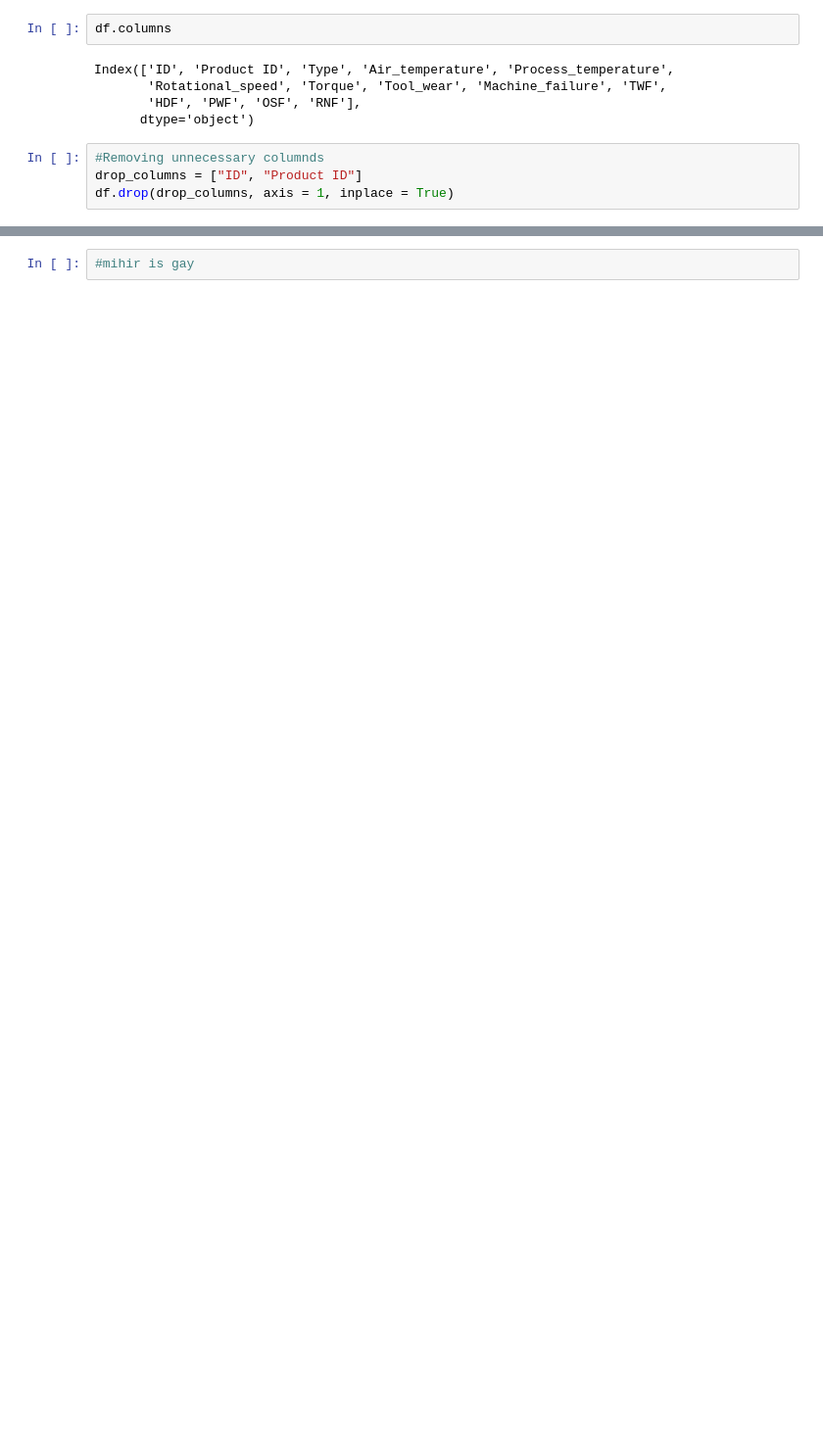
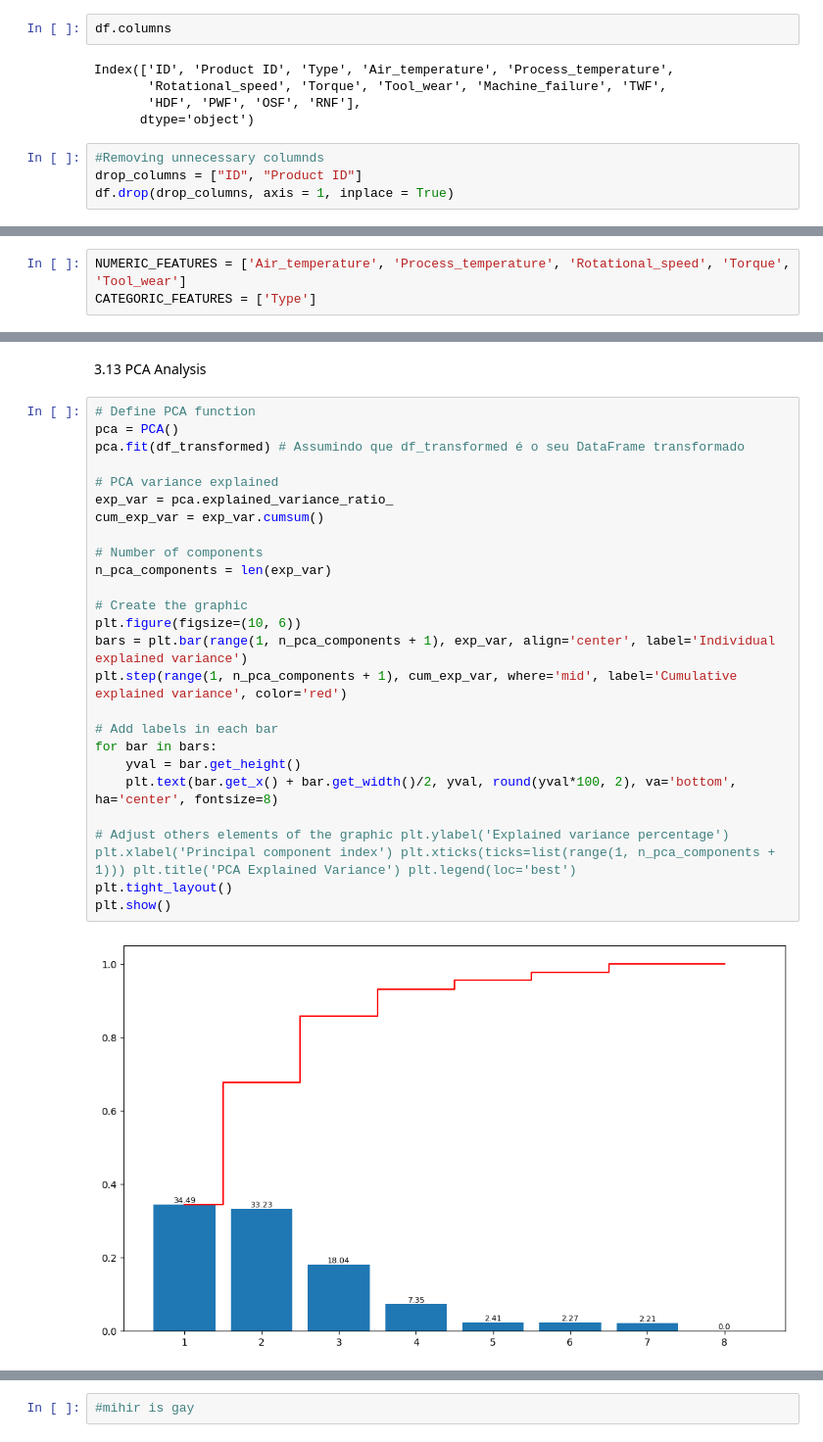
Before and after one commit to MihirT906/PredictiveMaintenance, a Jupyter notebook: data_prep.ipynb, the cells around one changed output, grey strips where cells are left out. Shown: that part at 98% size. Cells and saved outputs as stored; diff of their text form; blank space fills up the shorter version.

```diff
--- a/data_prep.ipynb
+++ b/data_prep.ipynb
@@ -153,0 +218,3 @@ df.drop(drop_columns, axis = 1, inplace = True)
+# %%
+NUMERIC_FEATURES = ['Air_temperature', 'Process_temperature', 'Rotational_speed', 'Torque', 'Tool_wear']
+CATEGORIC_FEATURES = ['Type']
@@ -153,0 +251,29 @@ df.drop(drop_columns, axis = 1, inplace = True)
+# %% [markdown]
+3.13 PCA Analysis
+# %%
+# Define PCA function
+pca = PCA()
+pca.fit(df_transformed) # Assumindo que df_transformed é o seu DataFrame transformado
+
+# PCA variance explained
+exp_var = pca.explained_variance_ratio_
+cum_exp_var = exp_var.cumsum()
+
+# Number of components
+n_pca_components = len(exp_var)
+
+# Create the graphic
+plt.figure(figsize=(10, 6))
+bars = plt.bar(range(1, n_pca_components + 1), exp_var, align='center', label='Individual explained variance')
+plt.step(range(1, n_pca_components + 1), cum_exp_var, where='mid', label='Cumulative explained variance', color='red')
+
+# Add labels in each bar
+for bar in bars:
+    yval = bar.get_height()
+    plt.text(bar.get_x() + bar.get_width()/2, yval, round(yval*100, 2), va='bottom', ha='center', fontsize=8)
+
+# Adjust others elements of the graphic plt.ylabel('Explained variance percentage') plt.xlabel('Principal component index') plt.xticks(ticks=list(range(1, n_pca_components + 1))) plt.title('PCA Explained Variance') plt.legend(loc='best')
+plt.tight_layout()
+plt.show()
+# %% [output]
+[figure, added]
```
Also changed, not shown: parts of 27 cells of this notebook.
